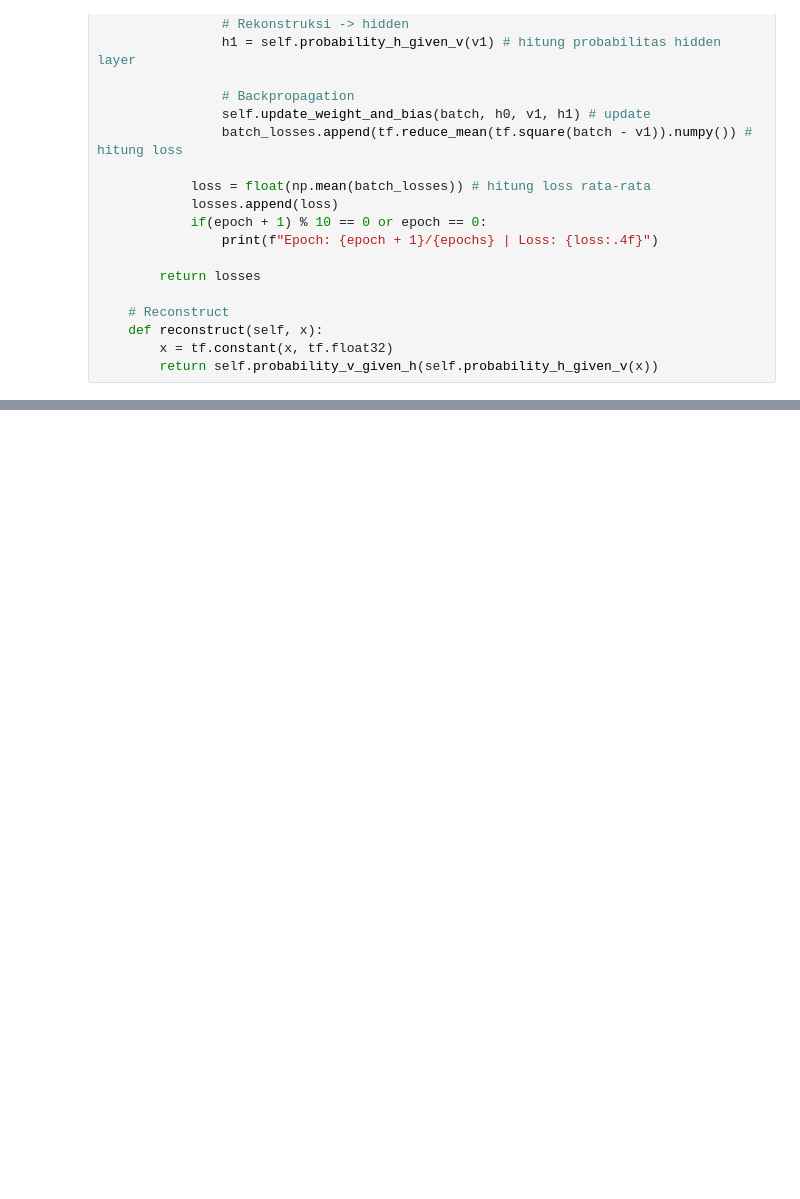
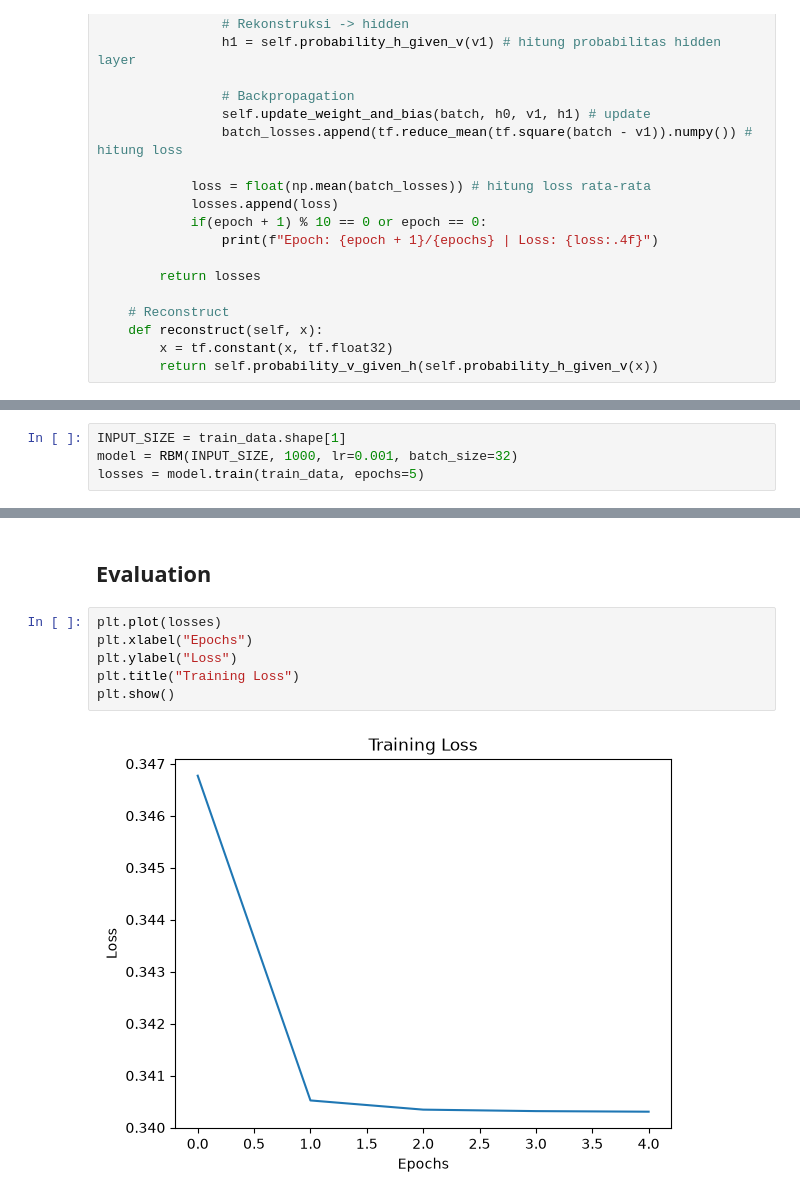
Before and after one commit to ddrlve/LAB-AI-Semester-5, a Jupyter notebook: LAB Deep Learning/session-07/LAB_DL7_Dian.ipynb, the cells around one changed output, grey strips where cells are left out. Cells and saved outputs as stored; diff of their text form; blank space fills up the shorter version.

Commit message:
add training and reconstruction visualization dl7 notebook

```diff
--- a/LAB Deep Learning/session-07/LAB_DL7_Dian.ipynb
+++ b/LAB Deep Learning/session-07/LAB_DL7_Dian.ipynb
@@ -103,0 +106,4 @@ class RBM:
+# %%
+INPUT_SIZE = train_data.shape[1]
+model = RBM(INPUT_SIZE, 1000, lr=0.001, batch_size=32)
+losses = model.train(train_data, epochs=5)
@@ -103,0 +112,10 @@ class RBM:
+# %% [markdown]
+## **Evaluation**
+# %%
+plt.plot(losses)
+plt.xlabel("Epochs")
+plt.ylabel("Loss")
+plt.title("Training Loss")
+plt.show()
+# %% [output]
+[figure, added]
```
Also changed, not shown: parts of 4 cells of this notebook.
